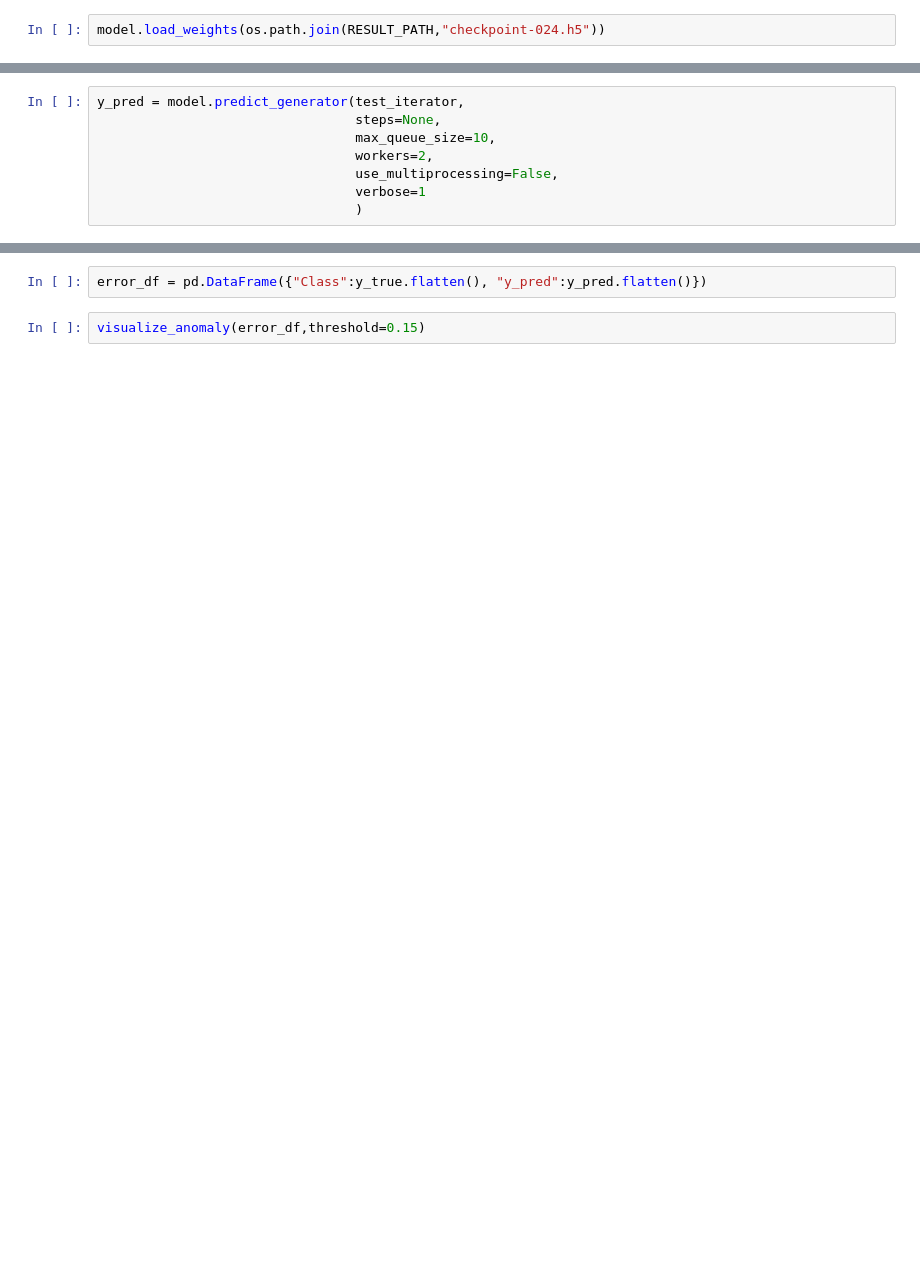
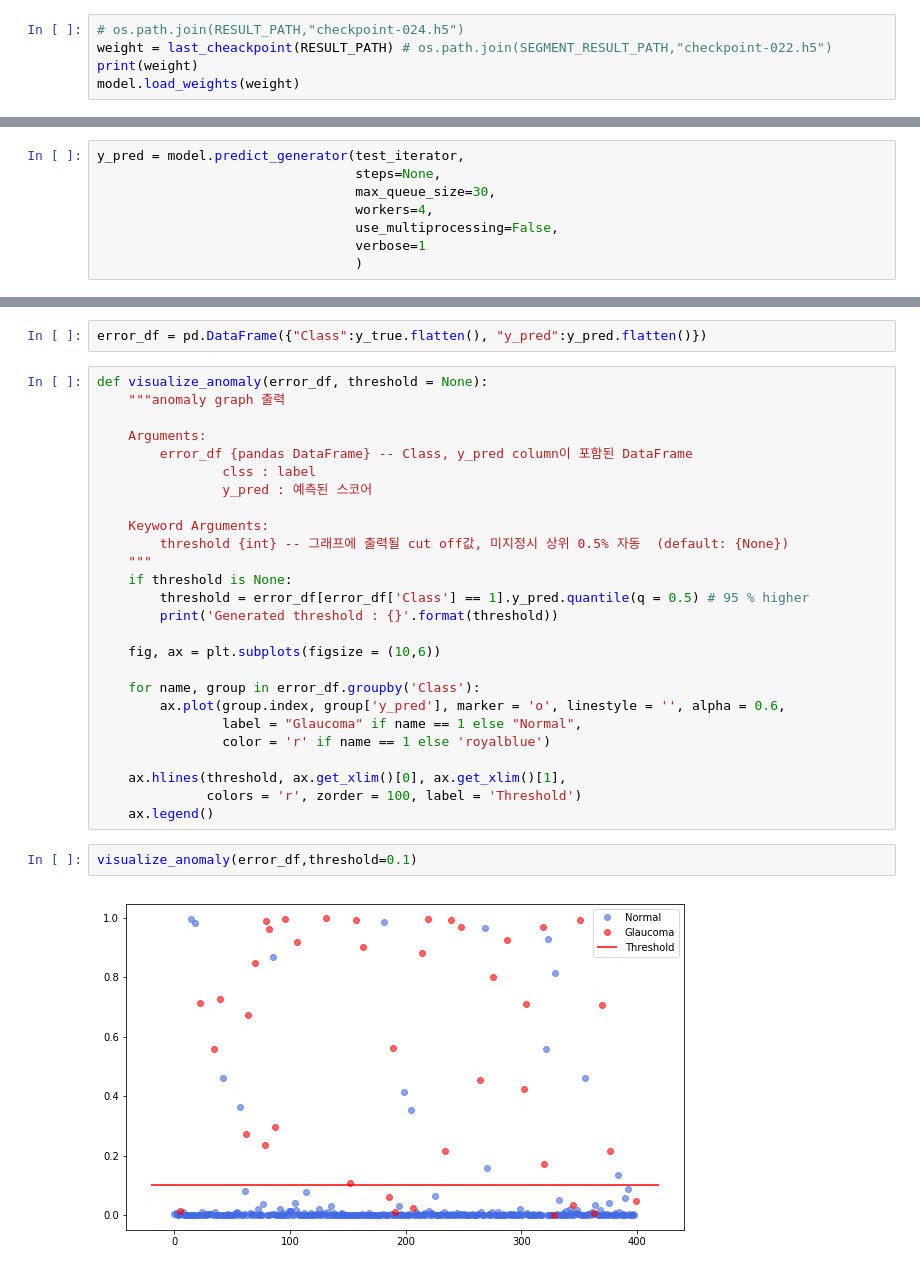
Before and after one commit to cksruf91/Glaucoma_master, a Jupyter notebook: result.ipynb, the cells around one changed output, grey strips where cells are left out. Cells and saved outputs as stored; diff of their text form; blank space fills up the shorter version.

```diff
--- a/result.ipynb
+++ b/result.ipynb
@@ -42,4 +66,7 @@ model = keras.models.model_from_json(model_json)
 # %% [markdown]
 ## Best epoch : checkpoint-024.h5
-# %%
-model.load_weights(os.path.join(RESULT_PATH,"checkpoint-024.h5"))
+# %%
+# os.path.join(RESULT_PATH,"checkpoint-024.h5")
+weight = last_cheackpoint(RESULT_PATH) # os.path.join(SEGMENT_RESULT_PATH,"checkpoint-022.h5")
+print(weight)
+model.load_weights(weight)
@@ -46,8 +75,8 @@ model.load_weights(os.path.join(RESULT_PATH,"checkpoint-024.h5"))
 # %%
 y_pred = model.predict_generator(test_iterator,
                                  steps=None,
-                                 max_queue_size=10,
-                                 workers=2,
+                                 max_queue_size=30,
+                                 workers=4,
                                  use_multiprocessing=False,
                                  verbose=1
                                  )
@@ -61,4 +98,32 @@ print(f"specificity : {specificity}")
 # %%
 error_df = pd.DataFrame({"Class":y_true.flatten(), "y_pred":y_pred.flatten()})
+# %%
+def visualize_anomaly(error_df, threshold = None):
+    """anomaly graph 출력
+
+    Arguments:
+        error_df {pandas DataFrame} -- Class, y_pred column이 포함된 DataFrame
+                clss : label
+                y_pred : 예측된 스코어
+
+    Keyword Arguments:
+        threshold {int} -- 그래프에 출력될 cut off값, 미지정시 상위 0.5% 자동  (default: {None})
+    """
+    if threshold is None:
+        threshold = error_df[error_df['Class'] == 1].y_pred.quantile(q = 0.5) # 95 % higher
+        print('Generated threshold : {}'.format(threshold))
+
+    fig, ax = plt.subplots(figsize = (10,6))
+
+    for name, group in error_df.groupby('Class'):
+        ax.plot(group.index, group['y_pred'], marker = 'o', linestyle = '', alpha = 0.6,
+                label = "Glaucoma" if name == 1 else "Normal",
+                color = 'r' if name == 1 else 'royalblue')
+
+    ax.hlines(threshold, ax.get_xlim()[0], ax.get_xlim()[1],
+              colors = 'r', zorder = 100, label = 'Threshold')
+    ax.legend()
 # %%
-visualize_anomaly(error_df,threshold=0.15)
+visualize_anomaly(error_df,threshold=0.1)
+# %% [output]
+[figure, added]
```
Also changed, not shown: parts of 10 cells of this notebook, 14 other files.
